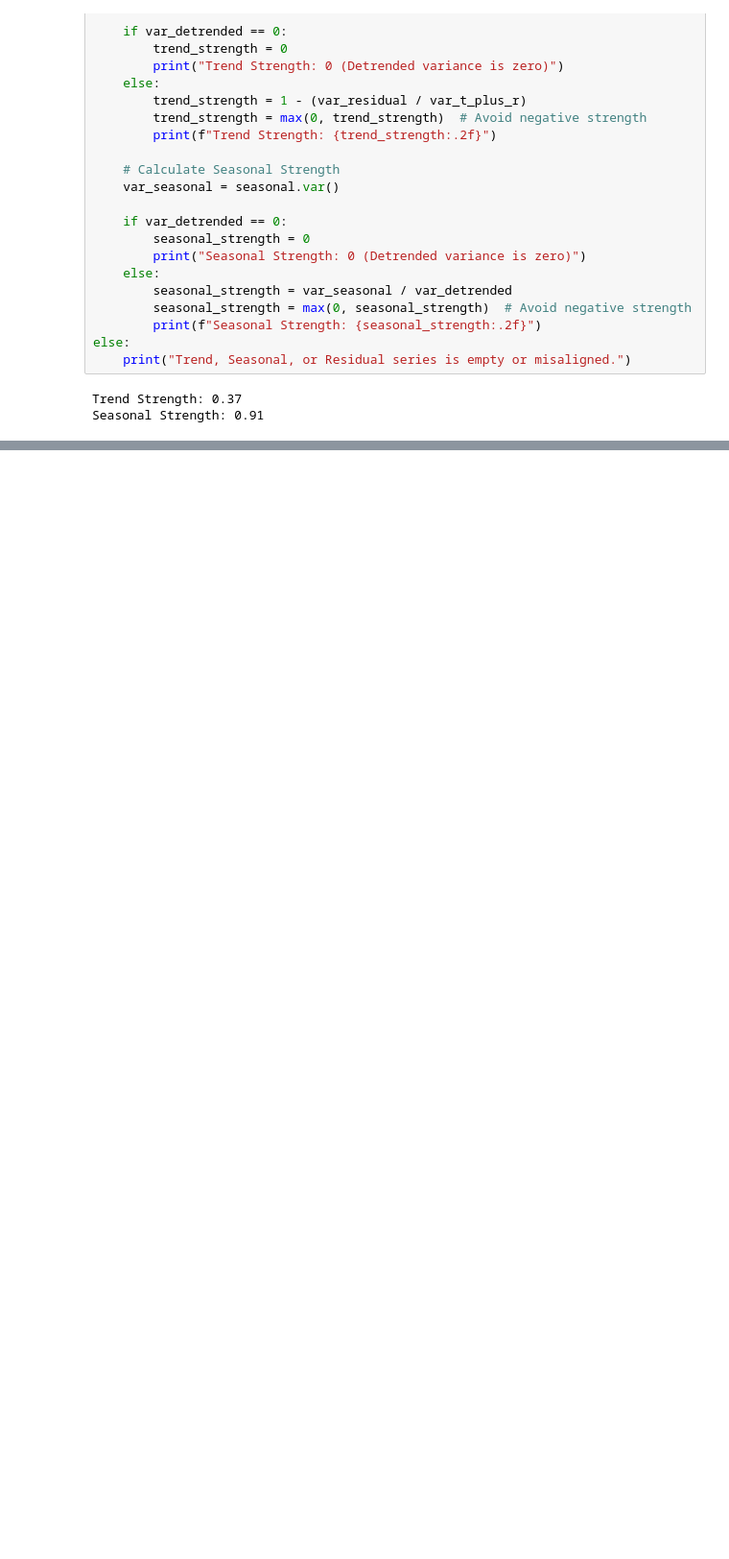
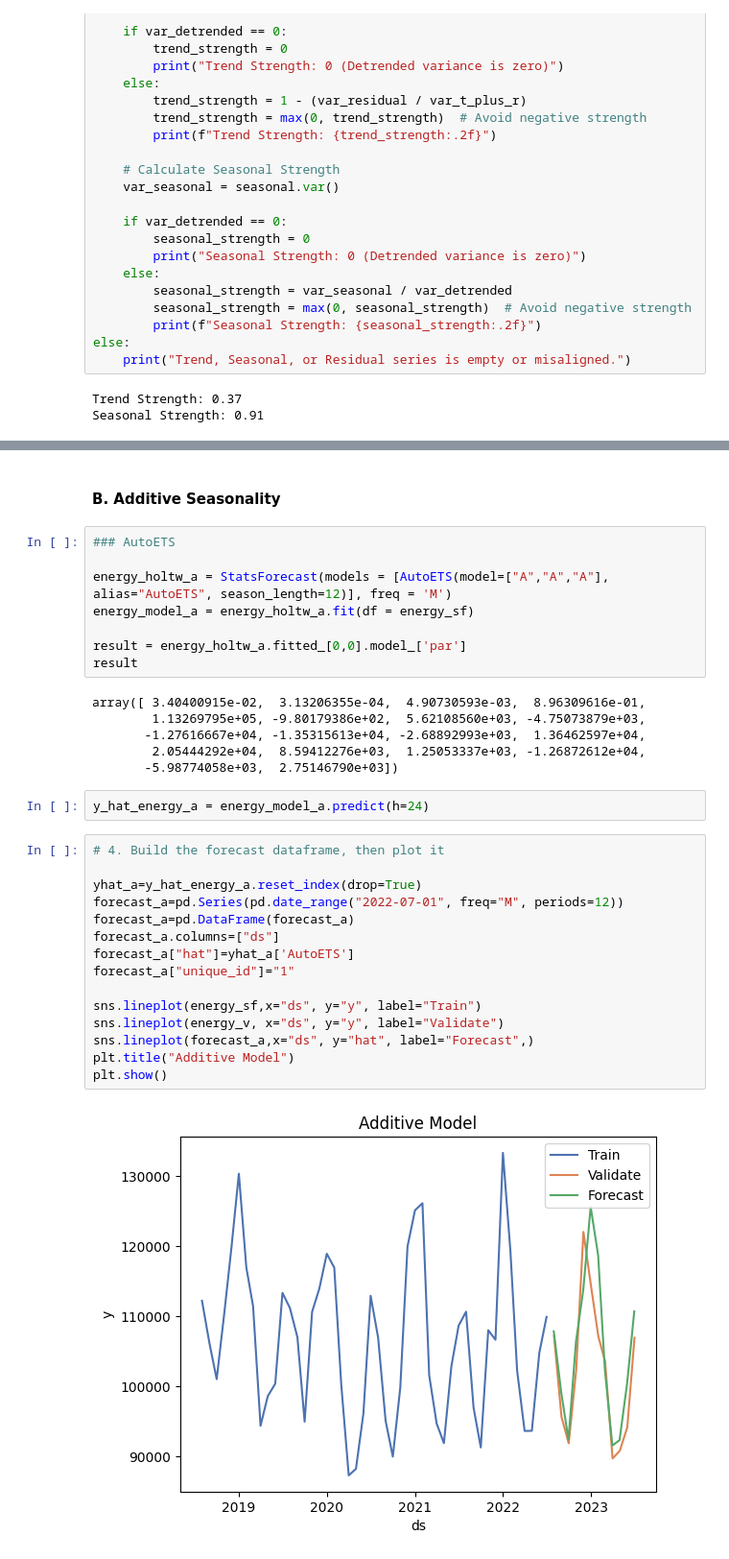
Before and after one commit to fred-lindsey/msa_ml_repo, a Jupyter notebook: time_series_hw_1.ipynb, the cells around one changed output, grey strips where cells are left out. Shown at 96% size. Cells and saved outputs as stored; diff of their text form; blank space fills up the shorter version.

```diff
--- a/time_series_hw_1.ipynb
+++ b/time_series_hw_1.ipynb
@@ -457,0 +622,35 @@ Seasonal Strength: 0.91
+# %% [markdown]
+#### B. Additive Seasonality
+# %%
+### AutoETS
+
+energy_holtw_a = StatsForecast(models = [AutoETS(model=["A","A","A"],  alias="AutoETS", season_length=12)], freq = 'M')
+energy_model_a = energy_holtw_a.fit(df = energy_sf)
+
+result = energy_holtw_a.fitted_[0,0].model_['par']
+result
+# %% [output]
+array([ 3.40400915e-02,  3.13206355e-04,  4.90730593e-03,  8.96309616e-01,
+        1.13269795e+05, -9.80179386e+02,  5.62108560e+03, -4.75073879e+03,
+       -1.27616667e+04, -1.35315613e+04, -2.68892993e+03,  1.36462597e+04,
+        2.05444292e+04,  8.59412276e+03,  1.25053337e+03, -1.26872612e+04,
+       -5.98774058e+03,  2.75146790e+03])
+# %%
+y_hat_energy_a = energy_model_a.predict(h=24)
+# %%
+# 4. Build the forecast dataframe, then plot it
+
+yhat_a=y_hat_energy_a.reset_index(drop=True)
+forecast_a=pd.Series(pd.date_range("2022-07-01", freq="M", periods=12))
+forecast_a=pd.DataFrame(forecast_a)
+forecast_a.columns=["ds"]
+forecast_a["hat"]=yhat_a['AutoETS']
+forecast_a["unique_id"]="1"
+
+sns.lineplot(energy_sf,x="ds", y="y", label="Train")
+sns.lineplot(energy_v, x="ds", y="y", label="Validate")
+sns.lineplot(forecast_a,x="ds", y="hat", label="Forecast",)
+plt.title("Additive Model")
+plt.show()
+# %% [output]
+[figure, added]
```
Also changed, not shown: parts of 86 cells of this notebook, 25 other files.
